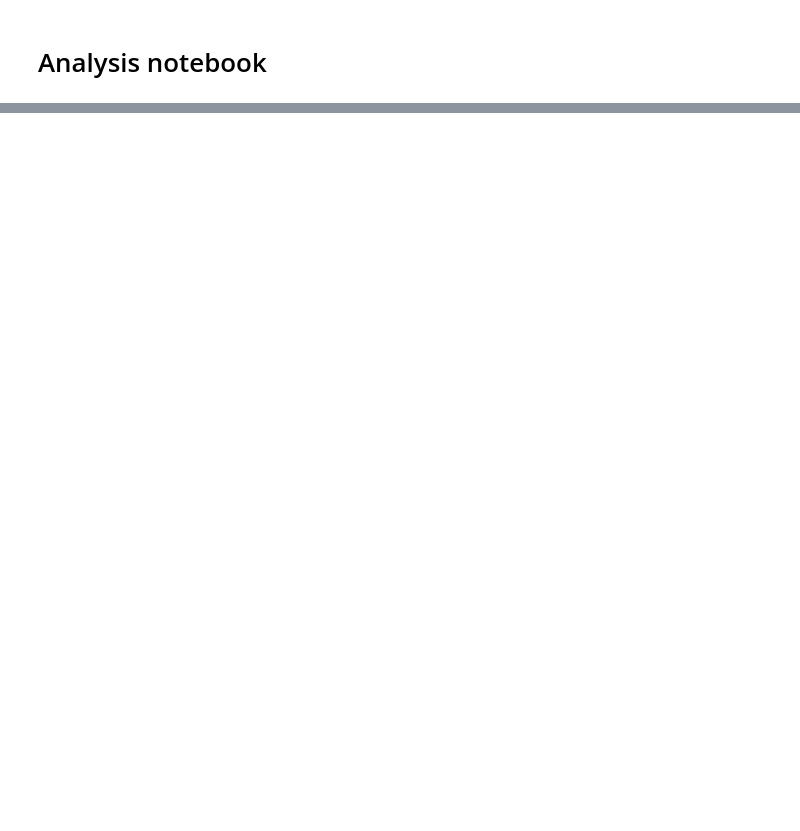
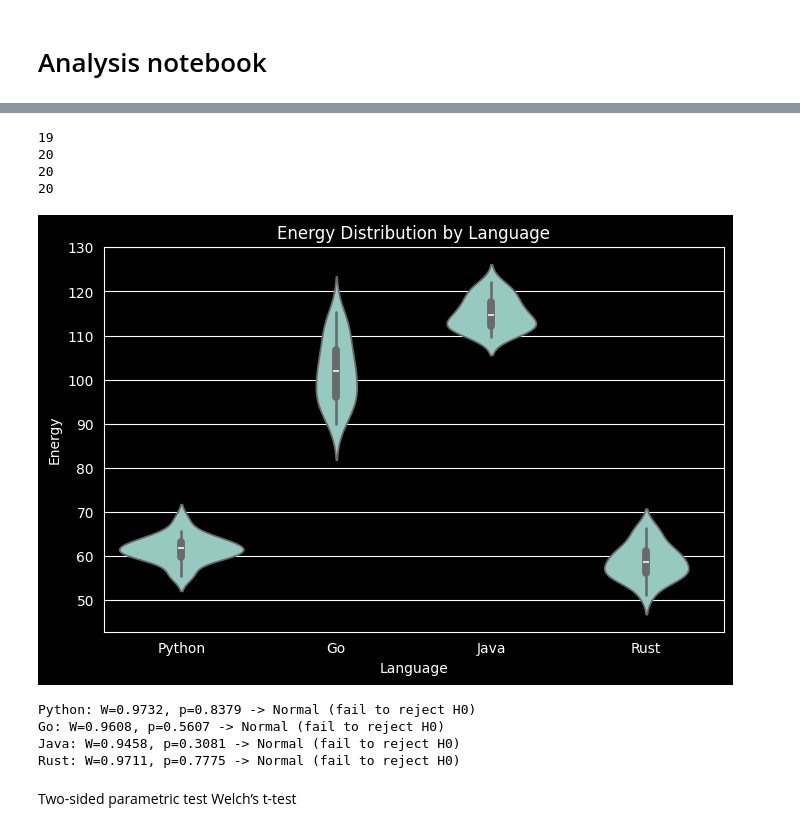
Before and after one commit to yuvrajtudelft/Programming-Language-Data-Ingestion-Comparison, a Jupyter notebook: analyis.ipynb, the cells around one changed output, grey strips where cells are left out. Drawn from its saved outputs; the diff is of its cells as text; code cells hidden in the pictures; blank space fills up the shorter version.

Commit message:
significance test

```diff
--- a/analyis.ipynb
+++ b/analyis.ipynb
@@ -112,0 +127,67 @@ plt.show()
+# %%
+
+
+
+
+def remove_z_outliers(group, threshold=3):
+    mean = group.mean()
+    std = group.std()
+    z_scores = (group - mean) / std
+    return group[np.abs(z_scores) <= threshold]
+
+z_python = remove_z_outliers(np.array(python_energies))
+z_go = remove_z_outliers(np.array(go_energies))
+z_java = remove_z_outliers(np.array(java_energies))
+z_rust = remove_z_outliers(np.array(rust_energies))
+print(len(z_python))
+print(len(z_java))
+print(len(z_java))
+print(len(z_rust))
+
+
+
+data = pd.DataFrame({
+    "Energy": np.concatenate([z_python, z_go, z_java, z_rust]),
+    "Language": (
+        ["Python"] * len(z_python) +
+        ["Go"] * len(z_go) +
+        ["Java"] * len(z_java) +
+        ["Rust"] * len(z_rust)
+    )
+})
+
+# Plot
+plt.figure(figsize=(8, 5))
+sns.violinplot(x="Language", y="Energy", data=data, inner="box")
+plt.title("Energy Distribution by Language")
+plt.show()
+# %% [output]
+19
+20
+20
+20
+[figure, added]
+# %%
+from scipy.stats import shapiro
+import numpy as np
+
+def shapiro_test(name, data):
+    data = np.array(data)
+    stat, p = shapiro(data)
+    print(f"{name}: W={stat:.4f}, p={p:.4f} -> ", end="")
+    if p < 0.05:
+        print("Not normal")
+    else:
+        print("Normal (fail to reject H0)")
+
+shapiro_test("Python", z_python)
+shapiro_test("Go", z_go)
+shapiro_test("Java", z_java)
+shapiro_test("Rust", z_rust)
+# %% [output]
+Python: W=0.9732, p=0.8379 -> Normal (fail to reject H0)
+Go: W=0.9608, p=0.5607 -> Normal (fail to reject H0)
+Java: W=0.9458, p=0.3081 -> Normal (fail to reject H0)
+Rust: W=0.9711, p=0.7775 -> Normal (fail to reject H0)
+# %% [markdown]
+Two-sided parametric test Welch’s t-test
```
Also changed, not shown: parts of 5 cells of this notebook.
